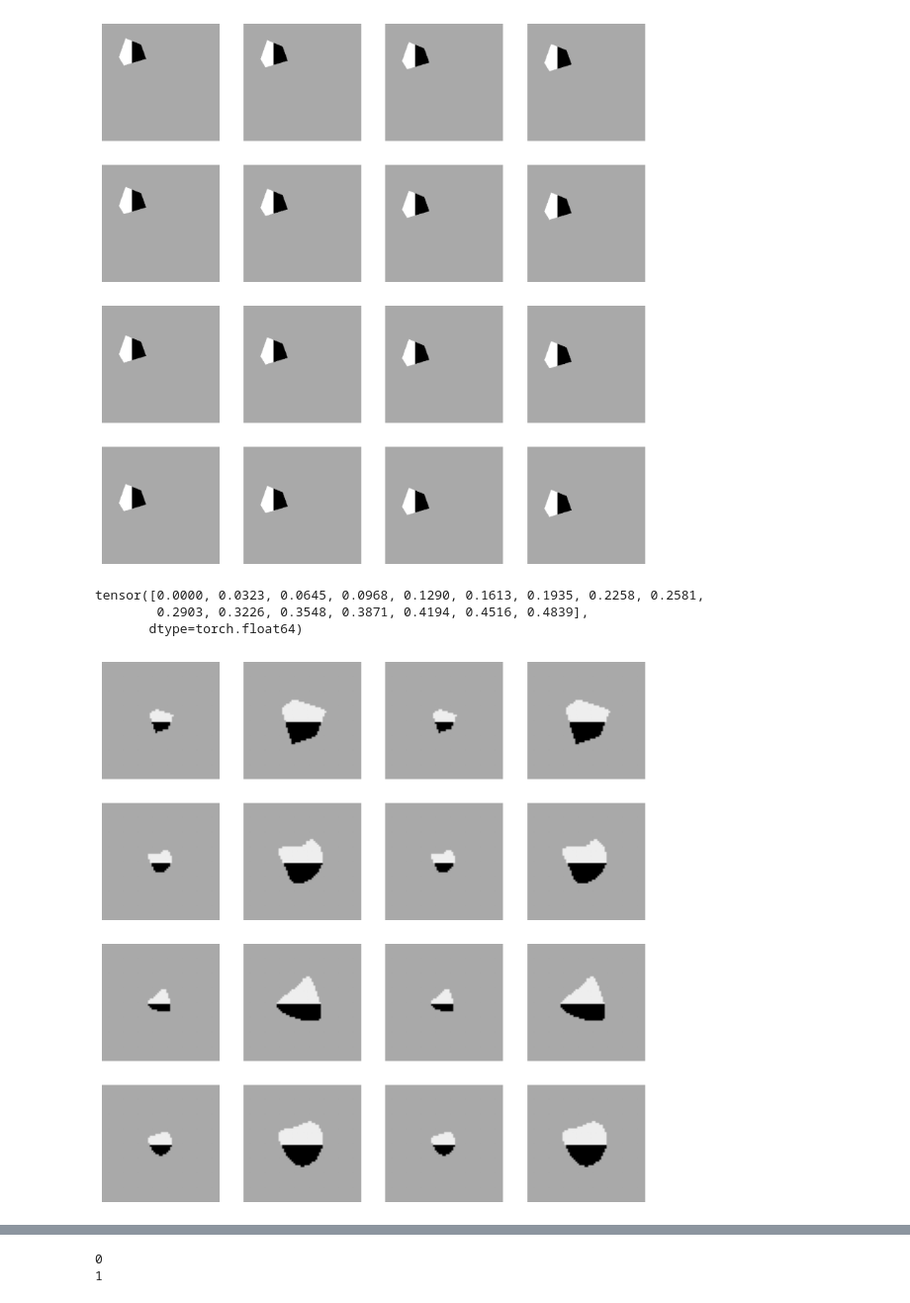
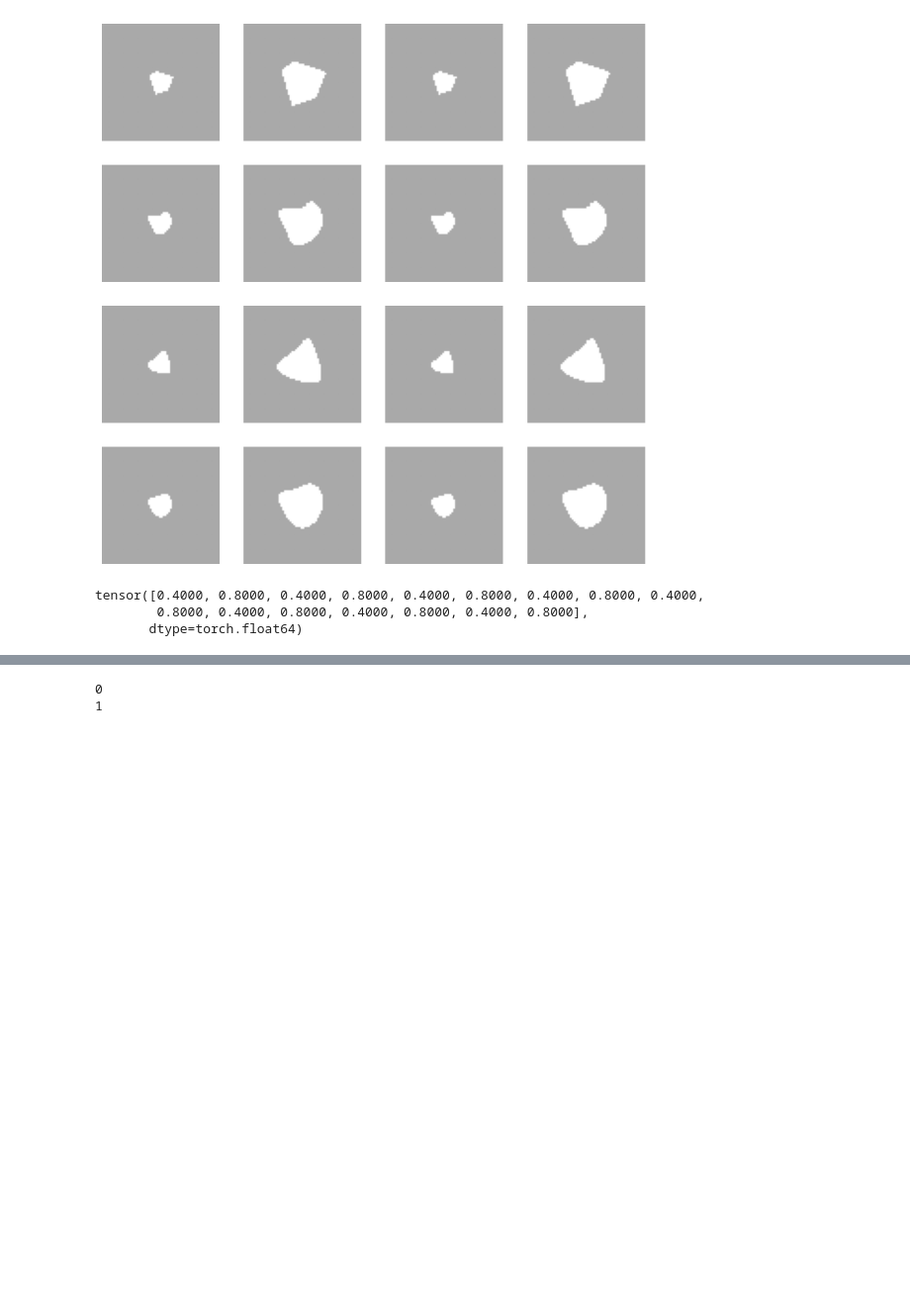
Before and after one commit to alainray/task-jepa, a Jupyter notebook: InfiniteDSprites.ipynb, the cells around one changed output, grey strips where cells are left out. Shown at 99% size. Drawn from its saved outputs; the diff is of its cells as text; code cells hidden in the pictures; blank space fills up the shorter version.

```diff
--- a/InfiniteDSprites.ipynb
+++ b/InfiniteDSprites.ipynb
@@ -4,39 +4,38 @@ import numpy as np
 
 import idsprites as ids
 from idsprites.visualization import draw_batch
 
 np.random.seed(0)
-dataset = ids.InfiniteDSprites()
+'''dataset = ids.InfiniteDSprites()
 dataloader = DataLoader(dataset, batch_size=16)
 batch_img, factors = next(iter(dataloader))
 img = draw_batch(batch_img, save=False, show=True)
-print(factors.position_y)
+print(factors.position_y)'''
 np.random.seed(0)
 
 generate_shape = ids.InfiniteDSprites().generate_shape
 shapes = [generate_shape() for _ in range(4)]
 shapes = [shape for shape in shapes for _ in range(2)] # duplicate each shape
 
 dataset = ids.InfiniteDSprites(
     img_size=64,
-    color_range=["#EEEEEE"],
-    orientation_marker_color="#000000",
+    #color_range=["#EEEEEE"],
+    orientation_marker_color="#FFFFFF",
     shapes=shapes,
     dataset_size = 10000,
     scale_range = [0.4, 0.8],
     orientation_range= [0.5 * np.pi],
     position_x_range= [0.5],
     position_y_range= [0.5],
     orientation_marker=True,
 )
 dataloader = DataLoader(dataset, batch_size=16)
 batch_img, factors = next(iter(dataloader))
 img = draw_batch(batch_img, save=False, show=True)
 
 print(factors.scale)
 # %% [output]
-[figure, old version]
+[figure, new version]
-tensor([0.0000, 0.0323, 0.0645, 0.0968, 0.1290, 0.1613, 0.1935, 0.2258, 0.2581,
-        0.2903, 0.3226, 0.3548, 0.3871, 0.4194, 0.4516, 0.4839],
+tensor([0.4000, 0.8000, 0.4000, 0.8000, 0.4000, 0.8000, 0.4000, 0.8000, 0.4000,
+        0.8000, 0.4000, 0.8000, 0.4000, 0.8000, 0.4000, 0.8000],
        dtype=torch.float64)
-[figure, removed]
```
Also changed, not shown: parts of 37 cells of this notebook, 8 other files.
